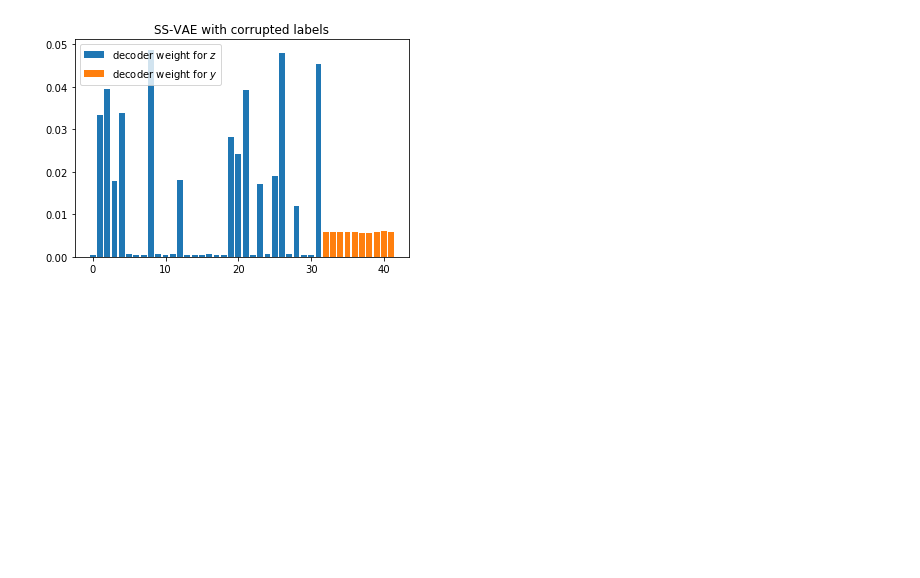
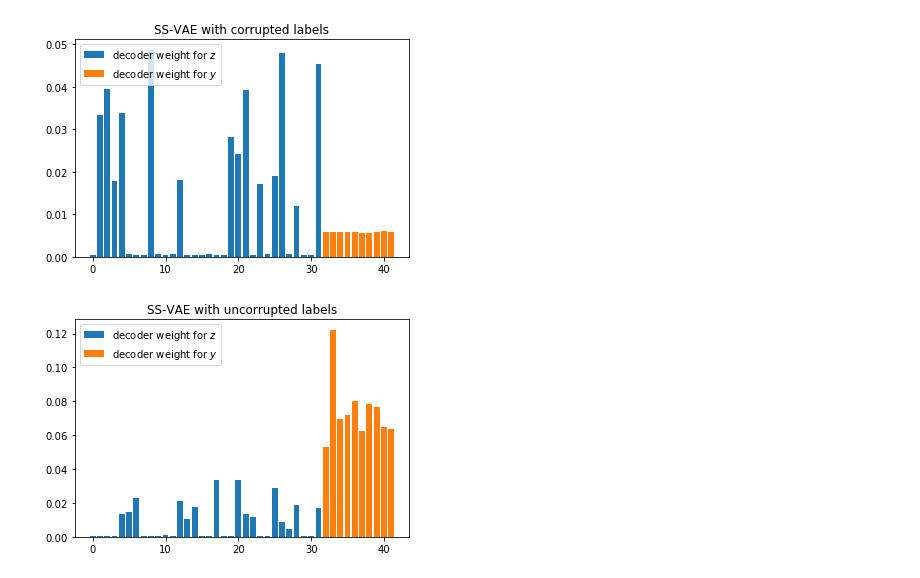
Before and after one commit to xidulu/mystery_demo, a Jupyter notebook: SS-VAE.ipynb, the cells around one changed output. Saved outputs shown, nothing was run; the diff lists cells and outputs as text; code cells hidden in the pictures; blank space fills up the shorter version.

```diff
--- a/SS-VAE.ipynb
+++ b/SS-VAE.ipynb
@@ -244,9 +244,12 @@ plt.savefig("ssvae_cl.pdf")
 # %%
 x = np.arange(32).asnumpy()
 barlist = plt.bar(x, (net.decoder[0].weight.data() ** 2).mean(0).asnumpy()[:32], alpha=1.0, label='decoder weight for $z$')
 # for i in range(32):
 #     barlist[i].set_color('r')
 x = (np.arange(10)).asnumpy() + 32
 barlist = plt.bar(x, (net.decoder[0].weight.data() ** 2).mean(0).asnumpy()[32:], alpha=1.0, label='decoder weight for $y$')
 plt.legend()
-plt.savefig("aa.pdf")
+plt.title("SS-VAE with uncorrupted labels")
+plt.savefig("ssvae_ucl.pdf")
+# %% [output]
+[figure, added]
```
Also changed, not shown: 1 other file.
